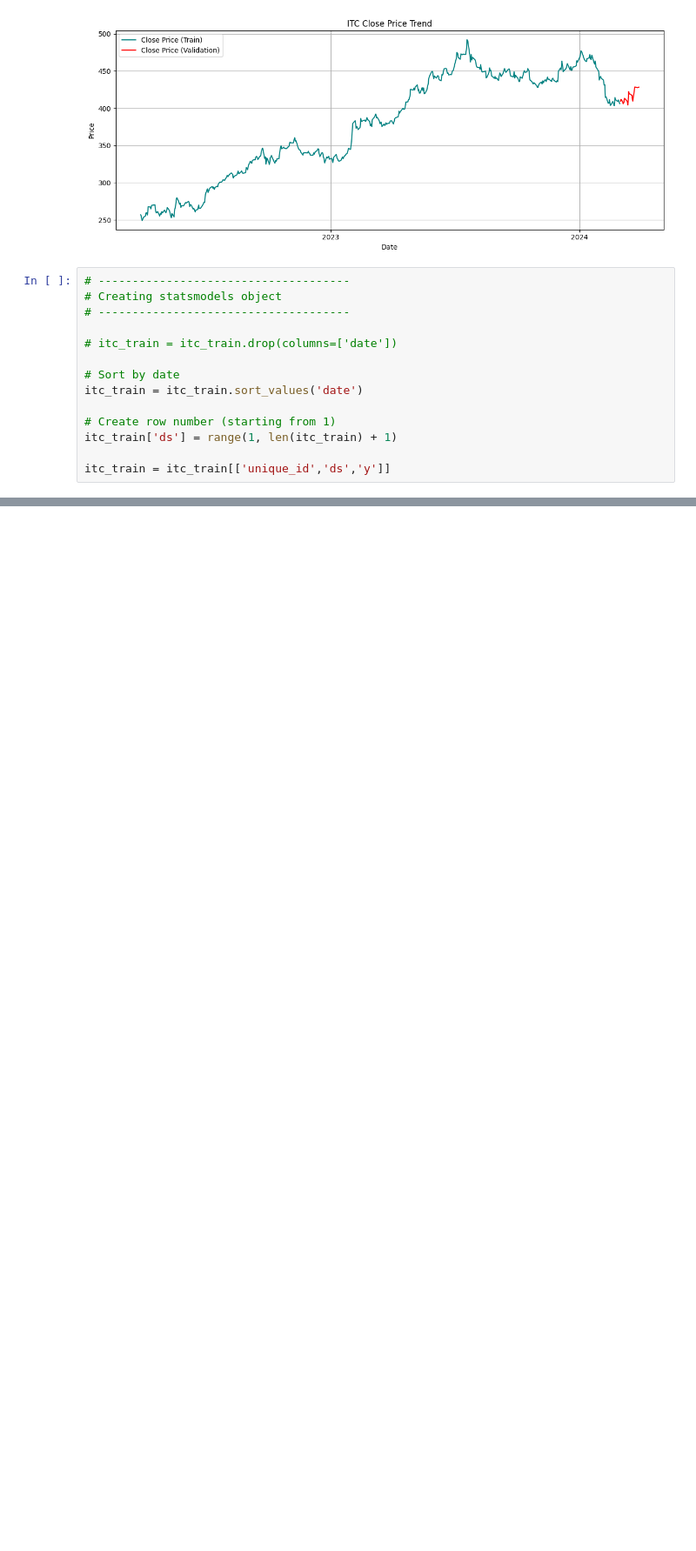
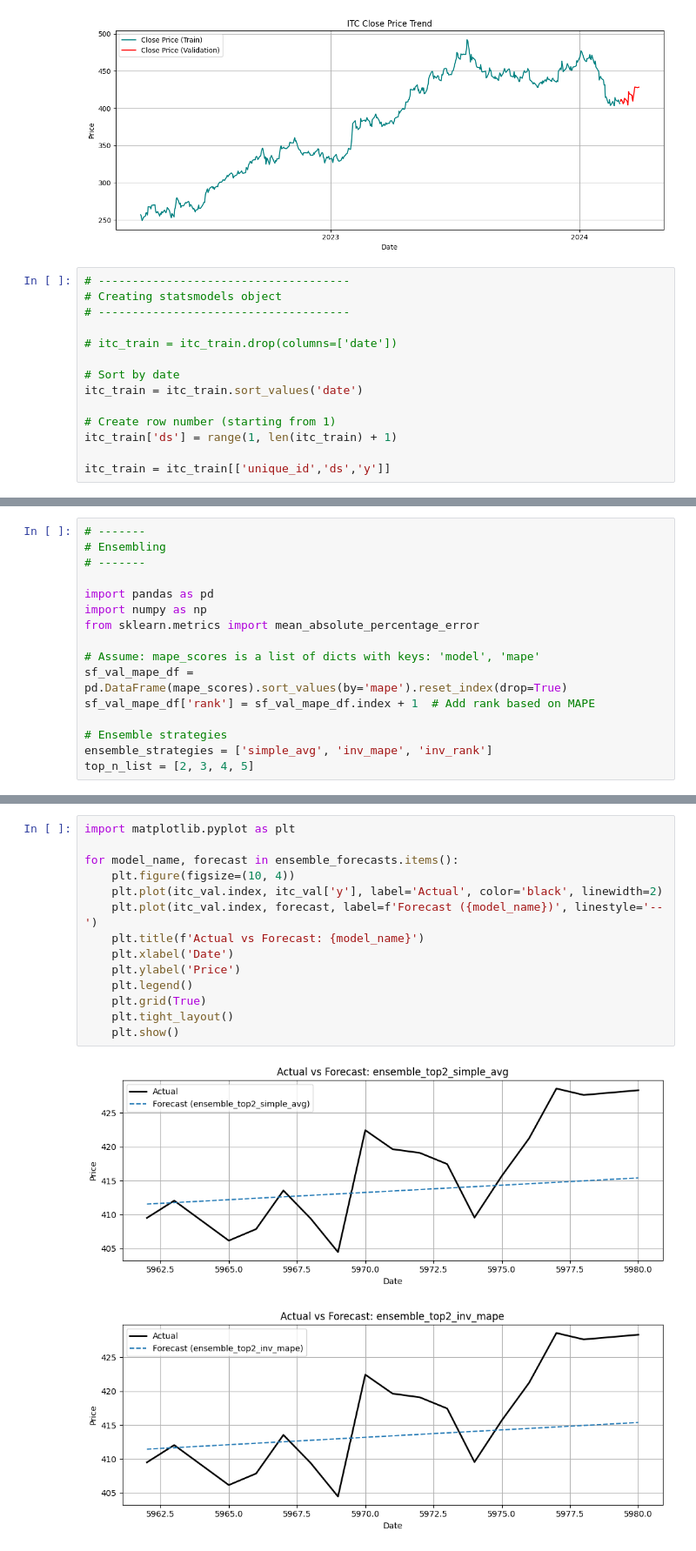
Before and after one commit to Vrunda-Kulkarni/Stock_Price_Prediction, a Jupyter notebook: 02_statsforecast.ipynb, the cells around one changed output, grey strips where cells are left out. Shown at 87% size. Drawn from its saved outputs; the diff is of its cells as text; blank space fills up the shorter version.

```diff
--- a/02_statsforecast.ipynb
+++ b/02_statsforecast.ipynb
@@ -211,0 +285,16 @@ itc_val
+# %%
+# -------
+# Ensembling
+# -------
+
+import pandas as pd
+import numpy as np
+from sklearn.metrics import mean_absolute_percentage_error
+
+# Assume: mape_scores is a list of dicts with keys: 'model', 'mape'
+sf_val_mape_df = pd.DataFrame(mape_scores).sort_values(by='mape').reset_index(drop=True)
+sf_val_mape_df['rank'] = sf_val_mape_df.index + 1  # Add rank based on MAPE
+
+# Ensemble strategies
+ensemble_strategies = ['simple_avg', 'inv_mape', 'inv_rank']
+top_n_list = [2, 3, 4, 5]
@@ -211,0 +439,17 @@ itc_val
+# %%
+import matplotlib.pyplot as plt
+
+for model_name, forecast in ensemble_forecasts.items():
+    plt.figure(figsize=(10, 4))
+    plt.plot(itc_val.index, itc_val['y'], label='Actual', color='black', linewidth=2)
+    plt.plot(itc_val.index, forecast, label=f'Forecast ({model_name})', linestyle='--')
+    plt.title(f'Actual vs Forecast: {model_name}')
+    plt.xlabel('Date')
+    plt.ylabel('Price')
+    plt.legend()
+    plt.grid(True)
+    plt.tight_layout()
+    plt.show()
+# %% [output]
+[figure, added]
+[figure, added]
```
Also changed, not shown: parts of 14 cells of this notebook, 1 other file.
